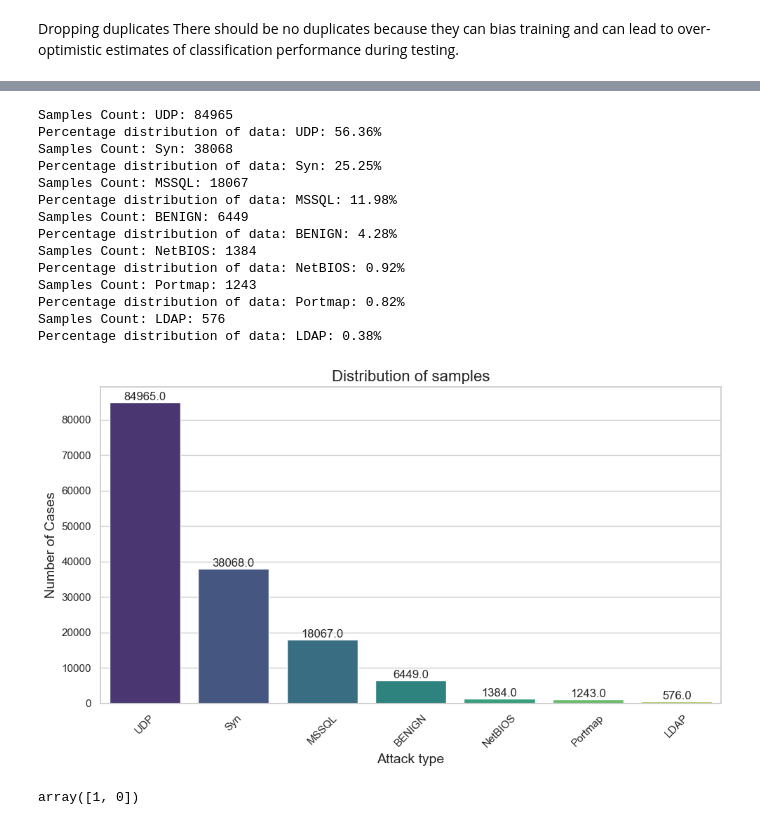
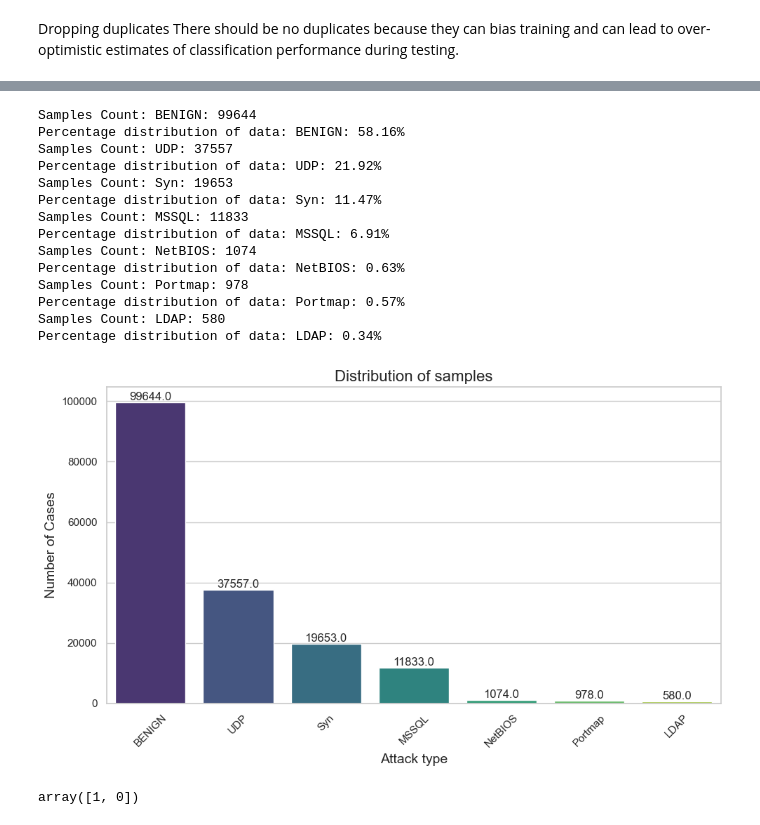
Before and after one commit to DragoBJJ/DDoS-attacks-classification, a Jupyter notebook: DDoSAttacksClassification.ipynb, the cells around one changed output, grey strips where cells are left out. Saved outputs shown, nothing was run; the diff lists cells and outputs as text; code cells hidden in the pictures.

```diff
--- a/DDoSAttacksClassification.ipynb
+++ b/DDoSAttacksClassification.ipynb
@@ -173,5 +187,5 @@ def visualize_labels(data_frame):
 # %%
-combined_df = combine_datasets(files_relative_path, files_names, nrows=100000)
+combined_df = combine_datasets(files_relative_path, files_names, nrows=50000)
 
 display_unique_labels(combined_df)
 display_dataset_length(combined_df)
@@ -286,13 +291,13 @@ def imputation_missing_values(df):
     # Converting inf to NaN
     df.replace([np.inf, -np.inf], np.nan, inplace=True)
 
-    print(df.isna().any(axis=1).sum(), "rows with at least one NaN to remove")
-    df.dropna(inplace=True)
+    # print(df.isna().any(axis=1).sum(), "rows with at least one NaN to remove")
+    # df.dropna(inplace=True)
 
-    # Imputation of missing values for number type features (example: use of median)
-    # for column in df.select_dtypes(include=[np.number]).columns:
-    #     median_value = df[column].median()
-    #     df[column] = df[column].fillna(median_value)
+    ## Imputation of missing values for number type features (example: use of median)
+    for column in df.select_dtypes(include=[np.number]).columns:
+        median_value = df[column].median()
+        df[column] = df[column].fillna(median_value)
 
     return df
 
@@ -377,25 +378,25 @@ No null value in the dataset.
 # %%
-label_distribution = calculate_label_distribution(clear_data_set, 'Label')
+label_distribution = calculate_label_distribution(processed_dataset, 'Label')
 display_label_distribution(label_distribution)
 # %% [output]
-Samples Count: UDP: 84965
-Percentage distribution of data: UDP: 56.36%
-Samples Count: Syn: 38068
-Percentage distribution of data: Syn: 25.25%
-Samples Count: MSSQL: 18067
-Percentage distribution of data: MSSQL: 11.98%
-Samples Count: BENIGN: 6449
-Percentage distribution of data: BENIGN: 4.28%
-Samples Count: NetBIOS: 1384
-Percentage distribution of data: NetBIOS: 0.92%
-Samples Count: Portmap: 1243
-Percentage distribution of data: Portmap: 0.82%
-Samples Count: LDAP: 576
-Percentage distribution of data: LDAP: 0.38%
+Samples Count: BENIGN: 99644
+Percentage distribution of data: BENIGN: 58.16%
+Samples Count: UDP: 37557
+Percentage distribution of data: UDP: 21.92%
+Samples Count: Syn: 19653
+Percentage distribution of data: Syn: 11.47%
+Samples Count: MSSQL: 11833
+Percentage distribution of data: MSSQL: 6.91%
+Samples Count: NetBIOS: 1074
+Percentage distribution of data: NetBIOS: 0.63%
+Samples Count: Portmap: 978
+Percentage distribution of data: Portmap: 0.57%
+Samples Count: LDAP: 580
+Percentage distribution of data: LDAP: 0.34%
 # %%
- visualize_labels(clear_data_set)
+ visualize_labels(processed_dataset)
 # %% [output]
-[figure, old version]
+[figure, new version]
 # %%
 ## Convert Label to numerical values - Benign in the context of personal data means “non-malignant"
 def map_label(df):
```
Also changed, not shown: parts of 21 cells of this notebook.
